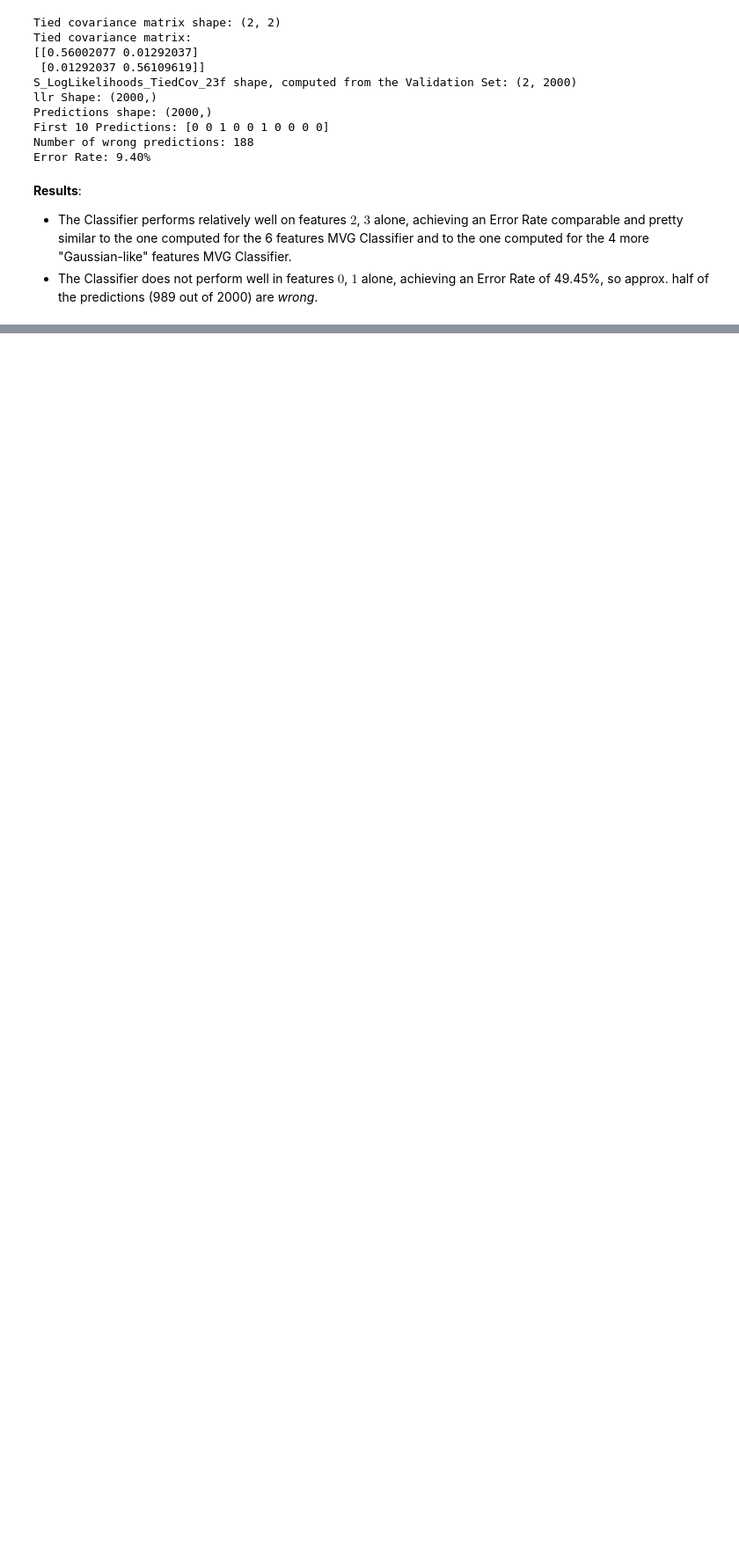
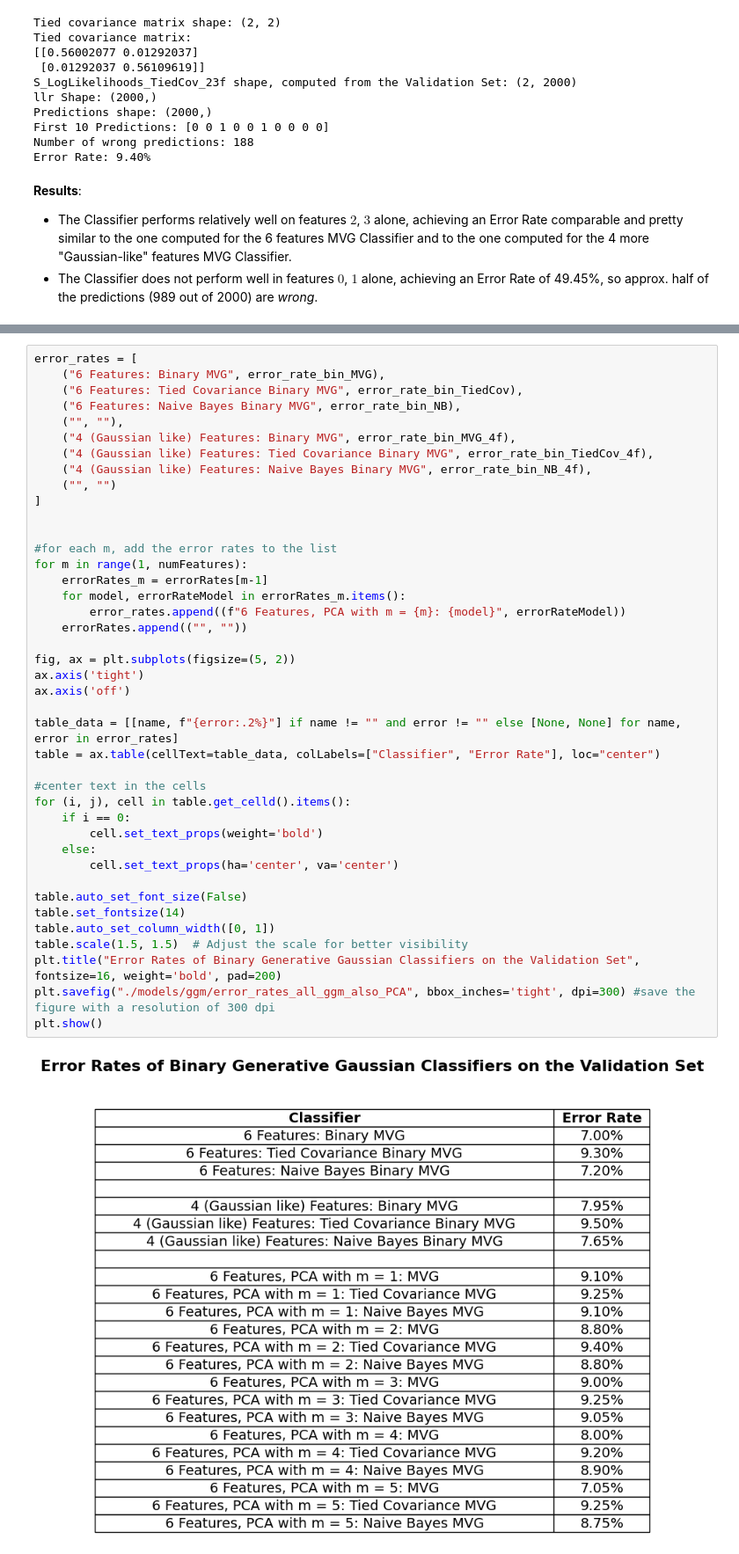
Before and after one commit to RiccardoRevalor/Fingerprint_Spoofing_Detection, a Jupyter notebook: gaussianClassifiers.ipynb, the cells around one changed output, grey strips where cells are left out. Shown at 88% size. Cells and saved outputs as stored; diff of their text form; blank space fills up the shorter version.

```diff
--- a/gaussianClassifiers.ipynb
+++ b/gaussianClassifiers.ipynb
@@ -1164,0 +1351,43 @@ This again confirms that, in both MVG and Tied MVG models, **the separability of
+# %%
+error_rates = [
+    ("6 Features: Binary MVG", error_rate_bin_MVG),
+    ("6 Features: Tied Covariance Binary MVG", error_rate_bin_TiedCov),
+    ("6 Features: Naive Bayes Binary MVG", error_rate_bin_NB),
+    ("", ""),
+    ("4 (Gaussian like) Features: Binary MVG", error_rate_bin_MVG_4f),
+    ("4 (Gaussian like) Features: Tied Covariance Binary MVG", error_rate_bin_TiedCov_4f),
+    ("4 (Gaussian like) Features: Naive Bayes Binary MVG", error_rate_bin_NB_4f),
+    ("", "")
+]
+
+
+#for each m, add the error rates to the list
+for m in range(1, numFeatures):
+    errorRates_m = errorRates[m-1]
+    for model, errorRateModel in errorRates_m.items():
+        error_rates.append((f"6 Features, PCA with m = {m}: {model}", errorRateModel))
+    errorRates.append(("", ""))
+
+fig, ax = plt.subplots(figsize=(5, 2))
+ax.axis('tight')
+ax.axis('off')
+
+table_data = [[name, f"{error:.2%}"] if name != "" and error != "" else [None, None] for name, error in error_rates]
+table = ax.table(cellText=table_data, colLabels=["Classifier", "Error Rate"], loc="center")
+
+#center text in the cells
+for (i, j), cell in table.get_celld().items():
+    if i == 0:
+        cell.set_text_props(weight='bold')
+    else:
+        cell.set_text_props(ha='center', va='center')
+
+table.auto_set_font_size(False)
+table.set_fontsize(14)
+table.auto_set_column_width([0, 1])
+table.scale(1.5, 1.5)  # Adjust the scale for better visibility
+plt.title("Error Rates of Binary Generative Gaussian Classifiers on the Validation Set", fontsize=16, weight='bold', pad=200)
+plt.savefig("./models/ggm/error_rates_all_ggm_also_PCA", bbox_inches='tight', dpi=300) #save the figure with a resolution of 300 dpi
+plt.show()
+# %% [output]
+[figure, added]
```
Also changed, not shown: parts of 15 cells of this notebook, 3 other files.
